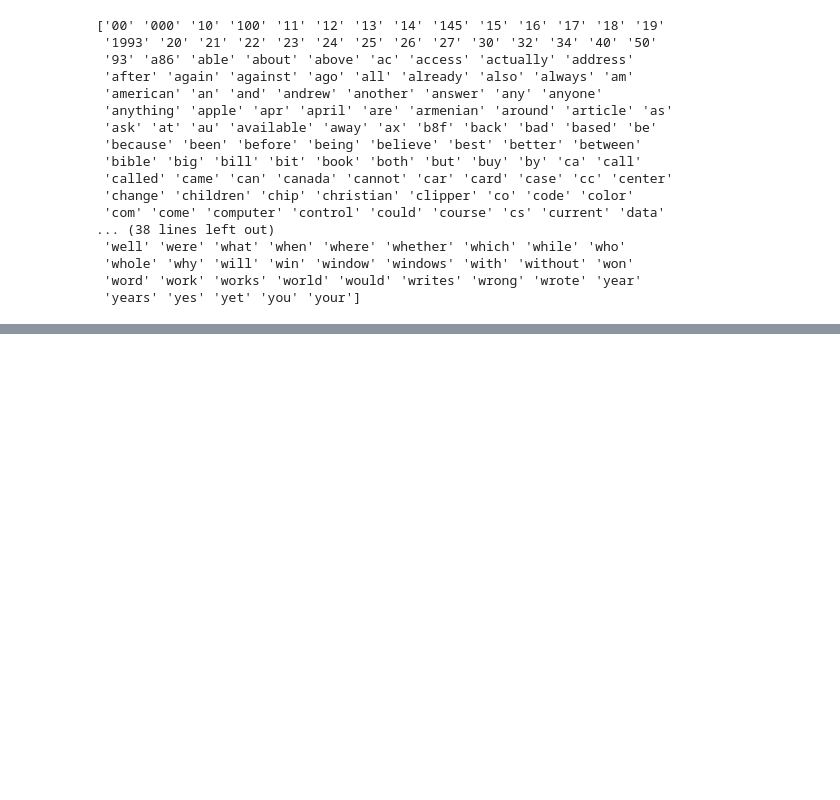
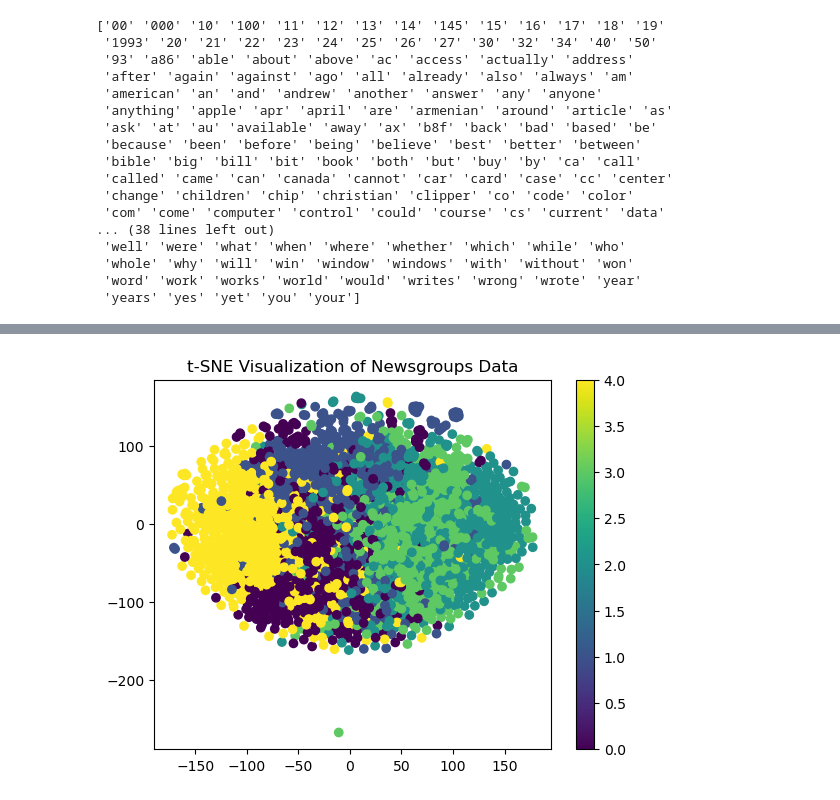
Before and after one commit to Borgia1459/understanding_NLP1, a Jupyter notebook: src/NLP.ipynb, the cells around one changed output, grey strips where cells are left out. Drawn from its saved outputs; the diff is of its cells as text; code cells hidden in the pictures; blank space fills up the shorter version.

```diff
--- a/src/NLP.ipynb
+++ b/src/NLP.ipynb
@@ -221,0 +271,17 @@ for _ in groups.data:
+# %%
+categories_5 = ['comp.graphics', 'comp.os.ms-windows.misc', 'comp.sys.ibm.pc.hardware', 'comp.sys.mac.hardware', 'comp.windows.x']
+group_5 = fetch_20newsgroups(categories=categories_5, remove= ('headers', 'footers', 'quotes '))
+
+vectorizer = TfidfVectorizer(stop_words= 'english')
+
+data_cleaned = vectorizer.fit_transform(group_5.data)
+tsne_model = TSNE(n_components=2, perplexity=40, random_state=42, learning_rate=500)
+data_tsne = tsne_model.fit_transform(data_cleaned.toarray())
+
+# Plot the t-SNE results
+plt.scatter(data_tsne[:, 0], data_tsne[:, 1], c=group_5.target, cmap='viridis')
+plt.colorbar()
+plt.title("t-SNE Visualization of Newsgroups Data")
+plt.show()
+# %% [output]
+[figure, added]
```
Also changed, not shown: parts of 6 cells of this notebook.
